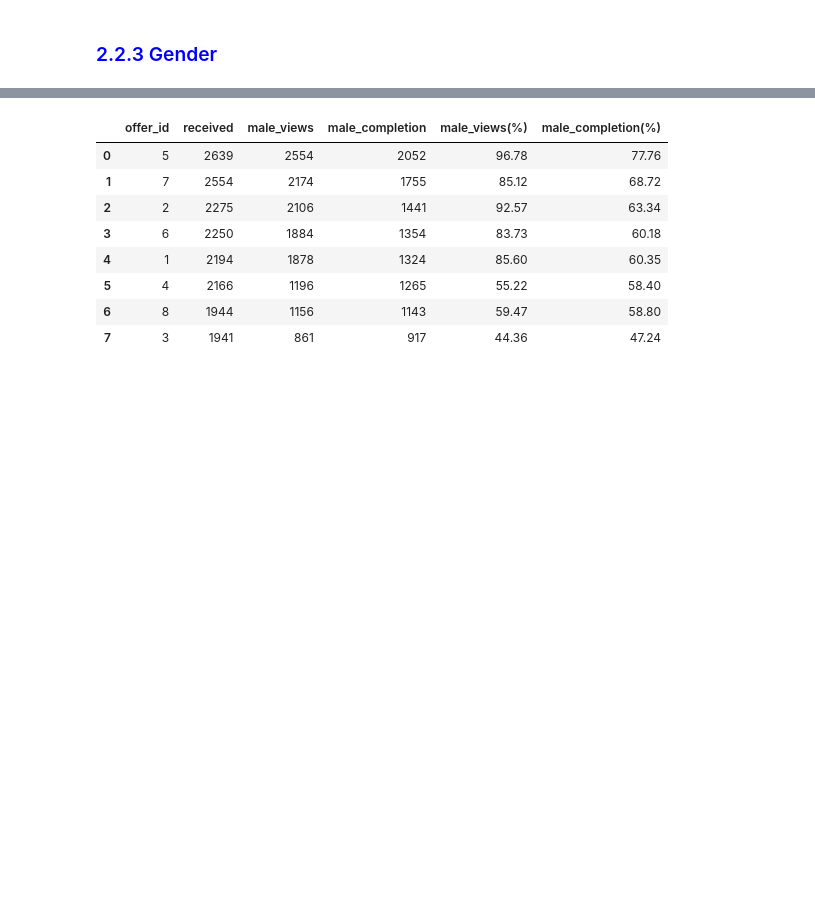
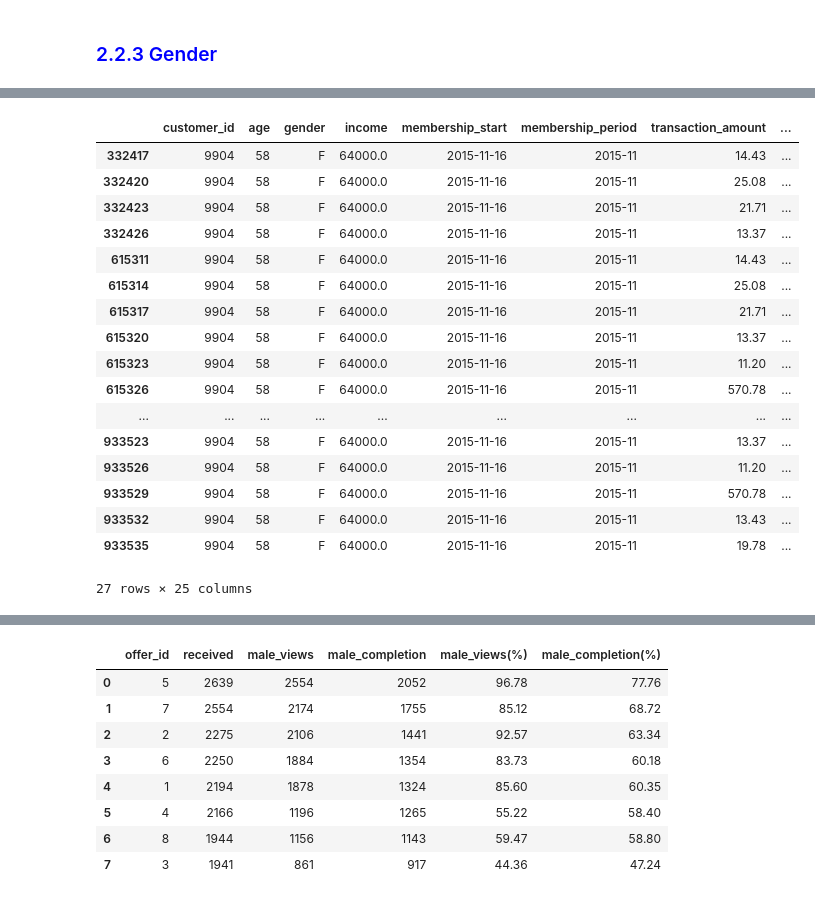
Before and after one commit to salitr/starbucks_offers_analysis, a Jupyter notebook: Starbucks_Capstone_notebook.ipynb, the cells around one changed output, grey strips where cells are left out. Saved outputs shown, nothing was run; the diff lists cells and outputs as text; code cells hidden in the pictures; blank space fills up the shorter version.

```diff
--- a/Starbucks_Capstone_notebook.ipynb
+++ b/Starbucks_Capstone_notebook.ipynb
@@ -1435,6 +1362,0 @@ Name: transaction_amount, dtype: float64
-# %%
-def customer_report(cid, df=full_data):
-    report = df[df.event == 'offer completed']
-    report = df[df.customer_id == cid]
-
-    return report
@@ -1492,0 +1381,31 @@ customer_report(1828, top_customers)
+# %%
+# function to return top customers or offers for a specific offer type
+# based on the sum of their transaction_amount of all offers completed
+
+def tops(df, col):
+    # making sure we have only unique_customers who completed an offer even if the customer made transaction more than once for that offer
+    completed_offers = df[df['event'] == 'offer completed']
+    unique_customers = completed_offers.drop_duplicates(subset=['customer_id', 'time_of_transaction(hours)', 'offer_id'], keep='first')
+
+    # finding the tops based on the sum of their transaction_amount of all offers completed for that specific offer type
+
+    top1 = unique_customers.groupby(col)['transaction_amount'].sum().sort_values(ascending=False).head(10)
+
+    return top1
+
+def tops_by_gender(df):
+    # making sure we have only unique_customers who completed an offer even if the customer made transaction more than once for that offer
+    completed_offers = df[df['event'] == 'offer completed']
+    unique_customers = completed_offers.drop_duplicates(subset=['customer_id', 'time_of_transaction(hours)', 'offer_id'], keep='first')
+
+    # finding the amount of all completed offer by gender
+
+    amount = unique_customers.groupby(['offer_id', 'gender'])['transaction_amount'].sum()
+
+    return amount
+
+def customer_report(cid, df=df_discount):
+    report = df[df.event == 'offer completed']
+    report = report[report.customer_id == cid]
+
+    return report
@@ -1514,0 +1589,23 @@ df_female.sample(3)
+# %%
+# reporting more info about a customer
+
+customer_report(9904, df_female)
+# %% [output]
+|  | customer_id | age | gender | income | membership_start | membership_period | transaction_amount | ... |
+| 332417 | 9904 | 58 | F | 64000.0 | 2015-11-16 | 2015-11 | 14.43 | ... |
+| 332420 | 9904 | 58 | F | 64000.0 | 2015-11-16 | 2015-11 | 25.08 | ... |
+| 332423 | 9904 | 58 | F | 64000.0 | 2015-11-16 | 2015-11 | 21.71 | ... |
+| 332426 | 9904 | 58 | F | 64000.0 | 2015-11-16 | 2015-11 | 13.37 | ... |
+| 615311 | 9904 | 58 | F | 64000.0 | 2015-11-16 | 2015-11 | 14.43 | ... |
+| 615314 | 9904 | 58 | F | 64000.0 | 2015-11-16 | 2015-11 | 25.08 | ... |
+| 615317 | 9904 | 58 | F | 64000.0 | 2015-11-16 | 2015-11 | 21.71 | ... |
+| 615320 | 9904 | 58 | F | 64000.0 | 2015-11-16 | 2015-11 | 13.37 | ... |
+| 615323 | 9904 | 58 | F | 64000.0 | 2015-11-16 | 2015-11 | 11.20 | ... |
+| 615326 | 9904 | 58 | F | 64000.0 | 2015-11-16 | 2015-11 | 570.78 | ... |
+| ... | ... | ... | ... | ... | ... | ... | ... | ... |
+| 933523 | 9904 | 58 | F | 64000.0 | 2015-11-16 | 2015-11 | 13.37 | ... |
+| 933526 | 9904 | 58 | F | 64000.0 | 2015-11-16 | 2015-11 | 11.20 | ... |
+| 933529 | 9904 | 58 | F | 64000.0 | 2015-11-16 | 2015-11 | 570.78 | ... |
+| 933532 | 9904 | 58 | F | 64000.0 | 2015-11-16 | 2015-11 | 13.43 | ... |
+| 933535 | 9904 | 58 | F | 64000.0 | 2015-11-16 | 2015-11 | 19.78 | ... |
+27 rows × 25 columns
```
Also changed, not shown: parts of 182 cells of this notebook.
